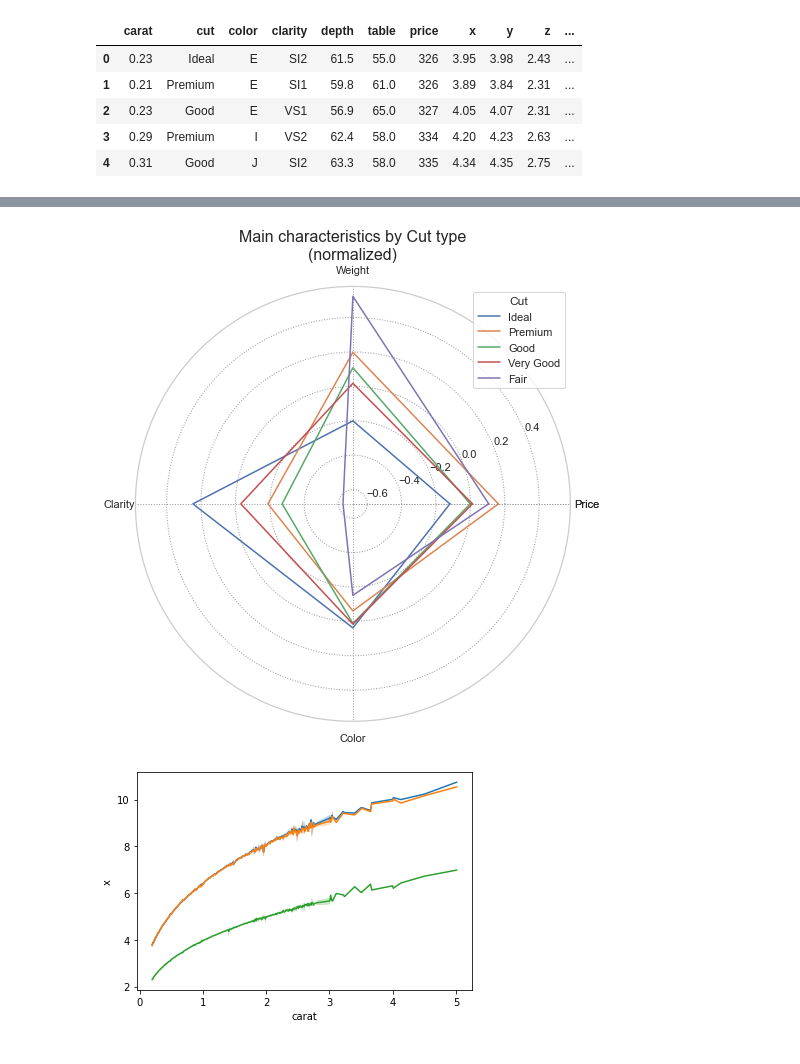
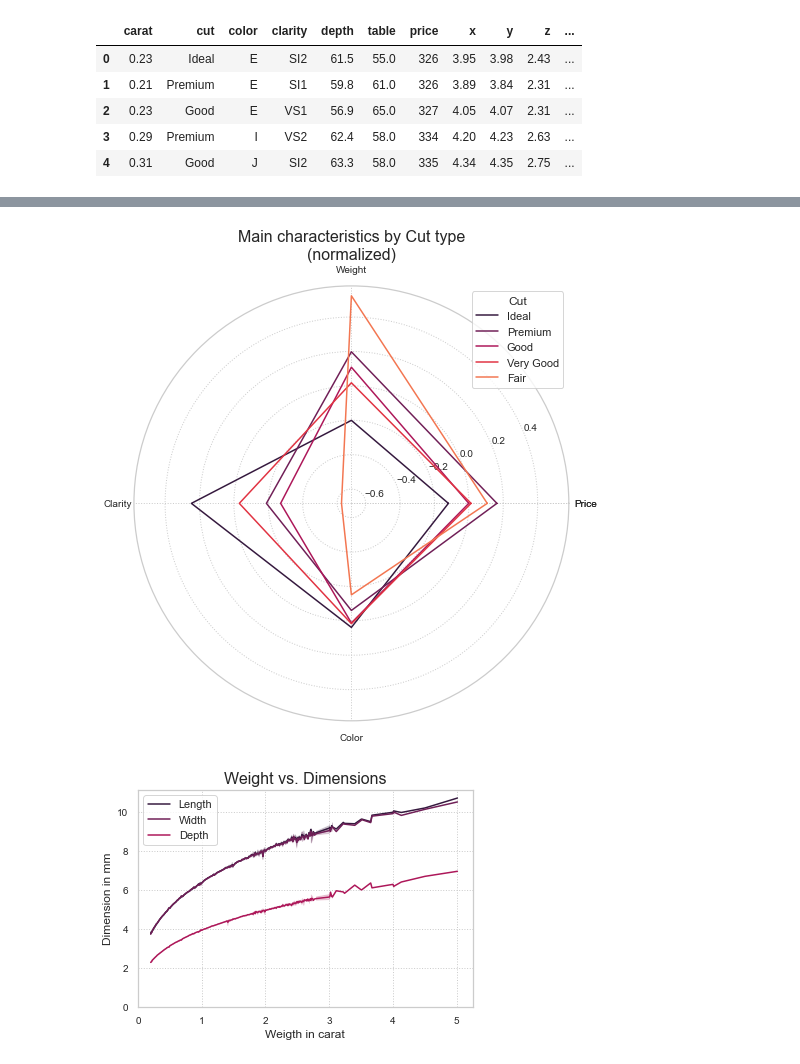
Before and after one commit to eric-martinet/IRONLABS, a Jupyter notebook: Module02/Project_Week_4/seaborn.ipynb, the cells around one changed output, grey strips where cells are left out. Drawn from its saved outputs; the diff is of its cells as text; code cells hidden in the pictures.

```diff
--- a/Module02/Project_Week_4/seaborn.ipynb
+++ b/Module02/Project_Week_4/seaborn.ipynb
@@ -23,7 +23,9 @@ cut_categories = ['Fair', 'Good', 'Very Good', 'Premium', 'Ideal']
 diamonds.cut = pd.Categorical(diamonds.cut, categories = cut_categories)
 # %%
 # FIGURE PREPARATION
-sns.set_style("whitegrid", {"grid.color": ".6", "grid.linestyle": ":"})
+sns.set_theme(style = 'whitegrid', palette = 'rocket')
+sns.set_style({"grid.color": ".8", "grid.linestyle": ":"})
+plt.style.use('./style_sheet.mplstyle')
 # %%
 # LINEAR PLOT
 sns.lineplot(x = 'carat', y = 'x', data = diamonds)
@@ -96,22 +101,25 @@ for cut in diamonds.cut.unique():
     plt.plot(label_loc, d[cut], label = cut)
 
 lines, labels = plt.thetagrids(np.degrees(label_loc), labels=categories)
-plt.title('Main characteristics by Cut type\n(normalized)', fontsize = 16)
+plt.title('Main characteristics by Cut type\n(normalized)')
 plt.legend(title = 'Cut')
 plt.show()
 # %% [output]
-[figure, old version]
+[figure, new version]
 # %%
 # MULTIPLE SERIES
 sns.lineplot(x = 'carat', y = 'x', data = diamonds)
 sns.lineplot(x = 'carat', y = 'y', data = diamonds)
 sns.lineplot(x = 'carat', y = 'z', data = diamonds)
-plt.xlabel('Weigth in carat', fontsize = 12)
-plt.ylabel('Length in mm', fontsize = 12)
-plt.title('Weight vs. Length', fontsize = 16)
+plt.xlim(left = 0)
+plt.xlabel('\nWeigth in carat')
+plt.ylim(bottom = 0)
+plt.ylabel('Dimension in mm\n')
+plt.title('Weight vs. Dimensions\n')
+plt.legend(labels = ['Length', 'Width', 'Depth'])
 plt.show()
 # %% [output]
-[figure, old version]
+[figure, new version]
 # %%
 # 3D PROJECTION
 fig = plt.figure()
```
Also changed, not shown: parts of 6 cells of this notebook, 1 other file.
